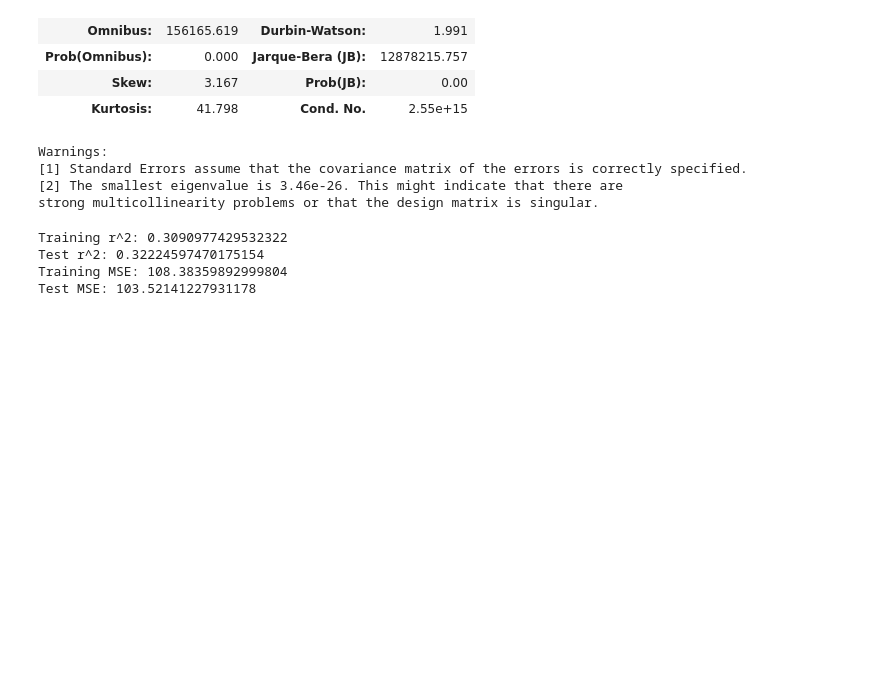
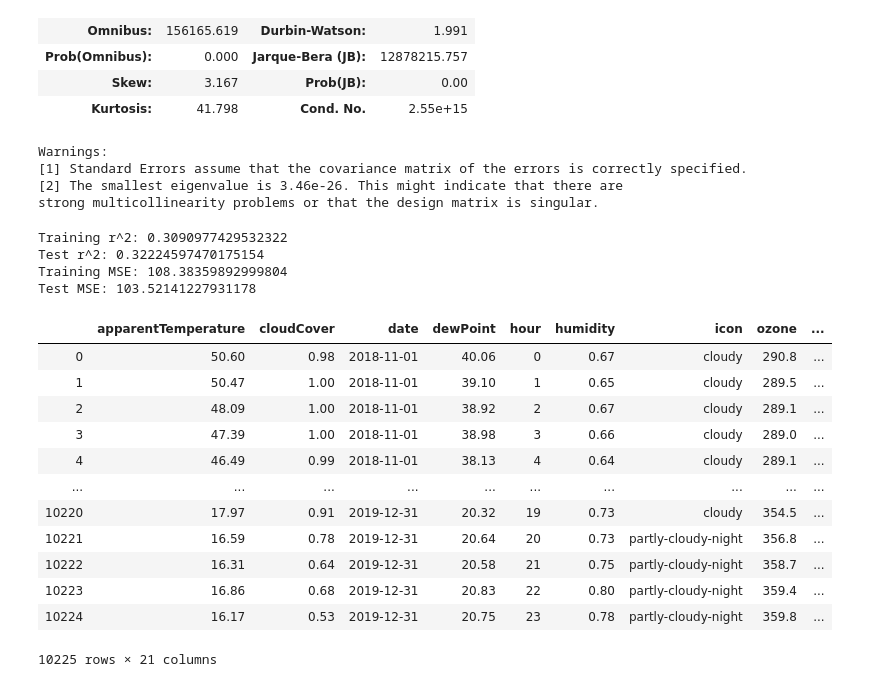
Before and after one commit to muoyo/chicago-ridesharing, a Jupyter notebook: notebooks/rideshare_EDA.ipynb, the cells around one changed output. Drawn from its saved outputs; the diff is of its cells as text; code cells hidden in the pictures; blank space fills up the shorter version.

```diff
--- a/notebooks/rideshare_EDA.ipynb
+++ b/notebooks/rideshare_EDA.ipynb
@@ -289,3 +284,20 @@ Training r^2: 0.3090977429532322
 Test r^2: 0.32224597470175154
 Training MSE: 108.38359892999804
 Test MSE: 103.52141227931178
+# %%
+weather_df = pd.read_csv('../data/chicago_weather.csv')
+weather_df
+# %% [output]
+|  | apparentTemperature | cloudCover | date | dewPoint | hour | humidity | icon | ozone | ... |
+| 0 | 50.60 | 0.98 | 2018-11-01 | 40.06 | 0 | 0.67 | cloudy | 290.8 | ... |
+| 1 | 50.47 | 1.00 | 2018-11-01 | 39.10 | 1 | 0.65 | cloudy | 289.5 | ... |
+| 2 | 48.09 | 1.00 | 2018-11-01 | 38.92 | 2 | 0.67 | cloudy | 289.1 | ... |
+| 3 | 47.39 | 1.00 | 2018-11-01 | 38.98 | 3 | 0.66 | cloudy | 289.0 | ... |
+| 4 | 46.49 | 0.99 | 2018-11-01 | 38.13 | 4 | 0.64 | cloudy | 289.1 | ... |
+| ... | ... | ... | ... | ... | ... | ... | ... | ... | ... |
+| 10220 | 17.97 | 0.91 | 2019-12-31 | 20.32 | 19 | 0.73 | cloudy | 354.5 | ... |
+| 10221 | 16.59 | 0.78 | 2019-12-31 | 20.64 | 20 | 0.73 | partly-cloudy-night | 356.8 | ... |
+| 10222 | 16.31 | 0.64 | 2019-12-31 | 20.58 | 21 | 0.75 | partly-cloudy-night | 358.7 | ... |
+| 10223 | 16.86 | 0.68 | 2019-12-31 | 20.83 | 22 | 0.80 | partly-cloudy-night | 359.4 | ... |
+| 10224 | 16.17 | 0.53 | 2019-12-31 | 20.75 | 23 | 0.78 | partly-cloudy-night | 359.8 | ... |
+10225 rows × 21 columns
```
Also changed, not shown: parts of 1 cell of this notebook, 3 other files.
